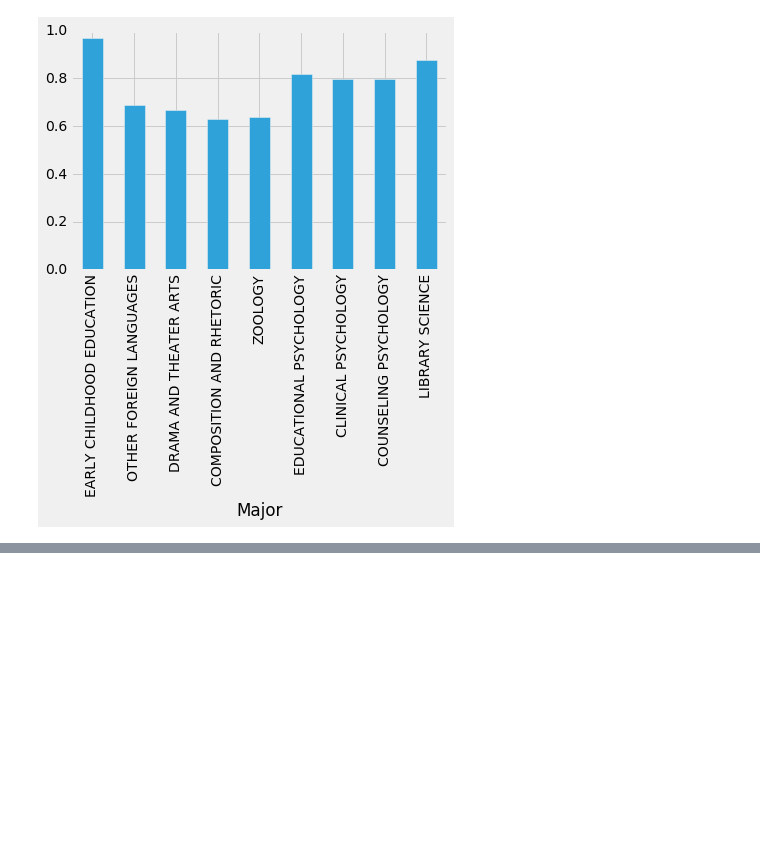
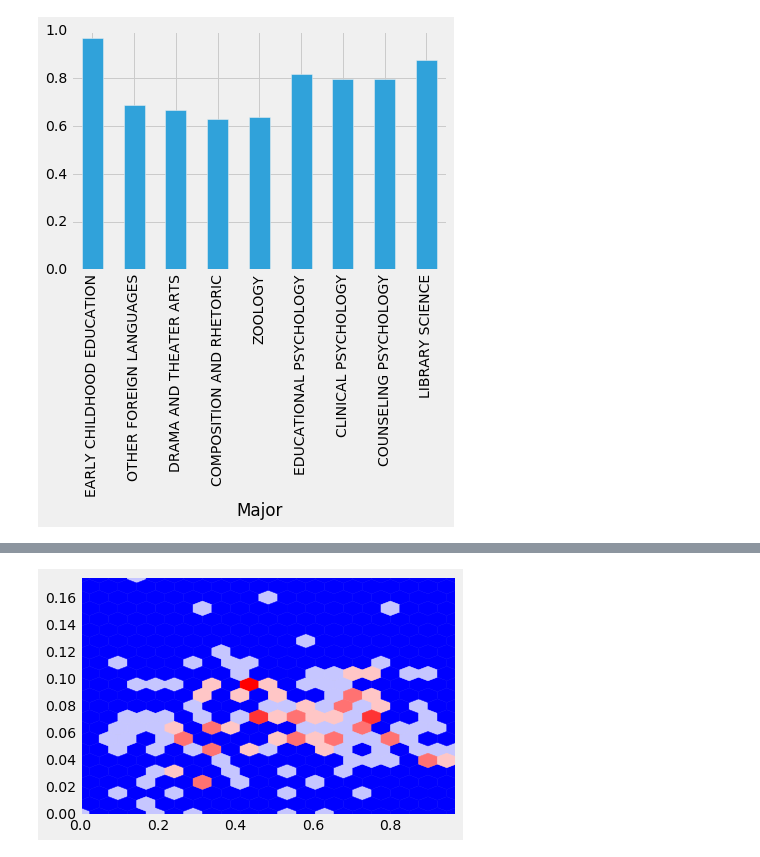
Before and after one commit to lemoinef/Exploratory-Data-Visualization, a Jupyter notebook: visualizing_earnings_by_majors.ipynb, the cells around one changed output, grey strips where cells are left out. Cells and saved outputs as stored; diff of their text form; code cells hidden in the pictures; blank space fills up the shorter version.

Commit message:
add hexbin and correct titles

```diff
--- a/visualizing_earnings_by_majors.ipynb
+++ b/visualizing_earnings_by_majors.ipynb
@@ -154,0 +163,5 @@ plt.show()
+# %%
+plt.hexbin(recent_grads['ShareWomen'], recent_grads['Unemployment_rate'], gridsize=20, bins='log', cmap='bwr')
+plt.show()
+# %% [output]
+[figure, added]
```
Also changed, not shown: parts of 3 cells of this notebook.
